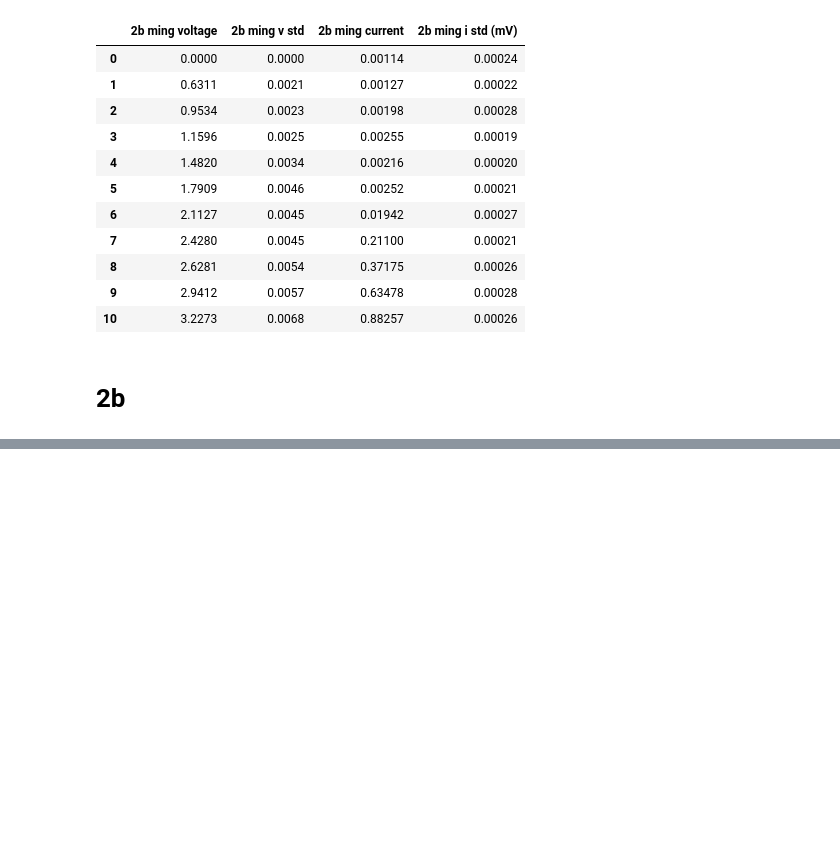
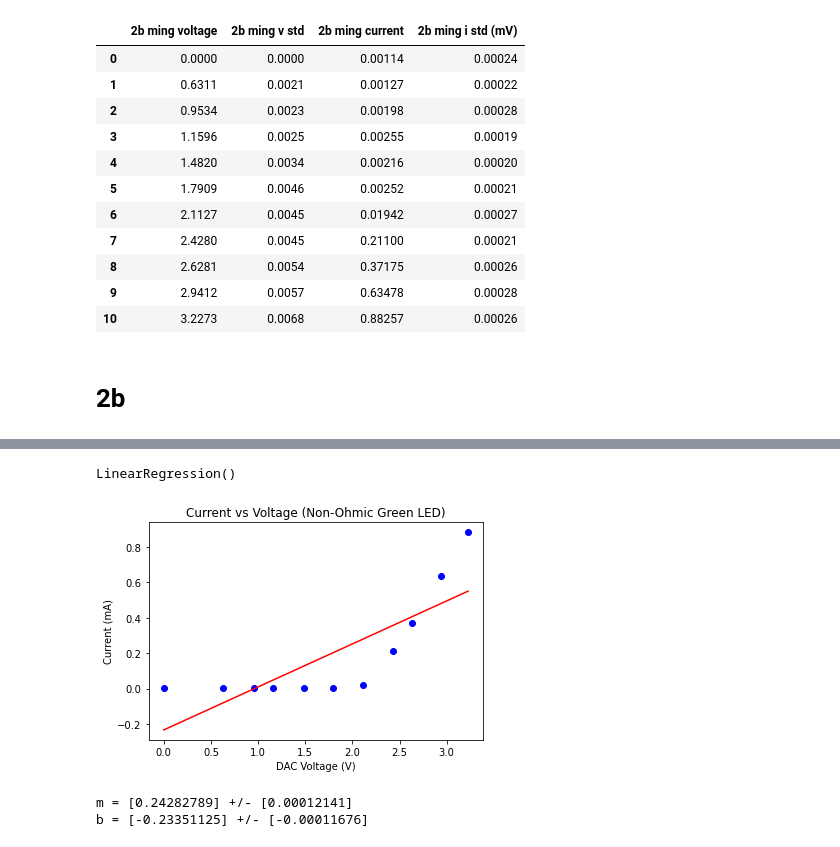
Before and after one commit to evilpegasus/physics5bl, a Jupyter notebook: em1/em1.ipynb, the cells around one changed output, grey strips where cells are left out. Cells and saved outputs as stored; diff of their text form; code cells hidden in the pictures; blank space fills up the shorter version.

```diff
--- a/em1/em1.ipynb
+++ b/em1/em1.ipynb
@@ -47,0 +49,3 @@ Text(0, 0.5, 'Current (mA)')
+# %%
+df_2b.columns = ["Voltage (V)", "Voltage SE", "Current (mA)", "Current SE"]
+df_2b
@@ -47,0 +67,18 @@ Text(0, 0.5, 'Current (mA)')
+# %%
+lr = LinearRegression()
+lr.fit(df_2b[["Voltage (V)"]], df_2b[["Current (mA)"]])
+# %% [output]
+LinearRegression()
+# %%
+plt.plot(df_2b["Voltage (V)"], lr.predict(df_2b[["Voltage (V)"]]), color='red')
+plt.scatter(df_2b["Voltage (V)"], df_2b["Current (mA)"], color='blue')
+plt.xlabel("DAC Voltage (V)")
+plt.ylabel("Current (mA)")
+plt.title("Current vs Voltage (Non-Ohmic Green LED)")
+plt.show()
+print("m = " + str(lr.coef_[0]) + " +/- " + str(lr.coef_[0] * 0.0005))
+print("b = " + str(lr.intercept_) + " +/- " + str(lr.intercept_ * 0.0005))
+# %% [output]
+[figure, added]
+m = [0.24282789] +/- [0.00012141]
+b = [-0.23351125] +/- [-0.00011676]
```
Also changed, not shown: parts of 8 cells of this notebook.
